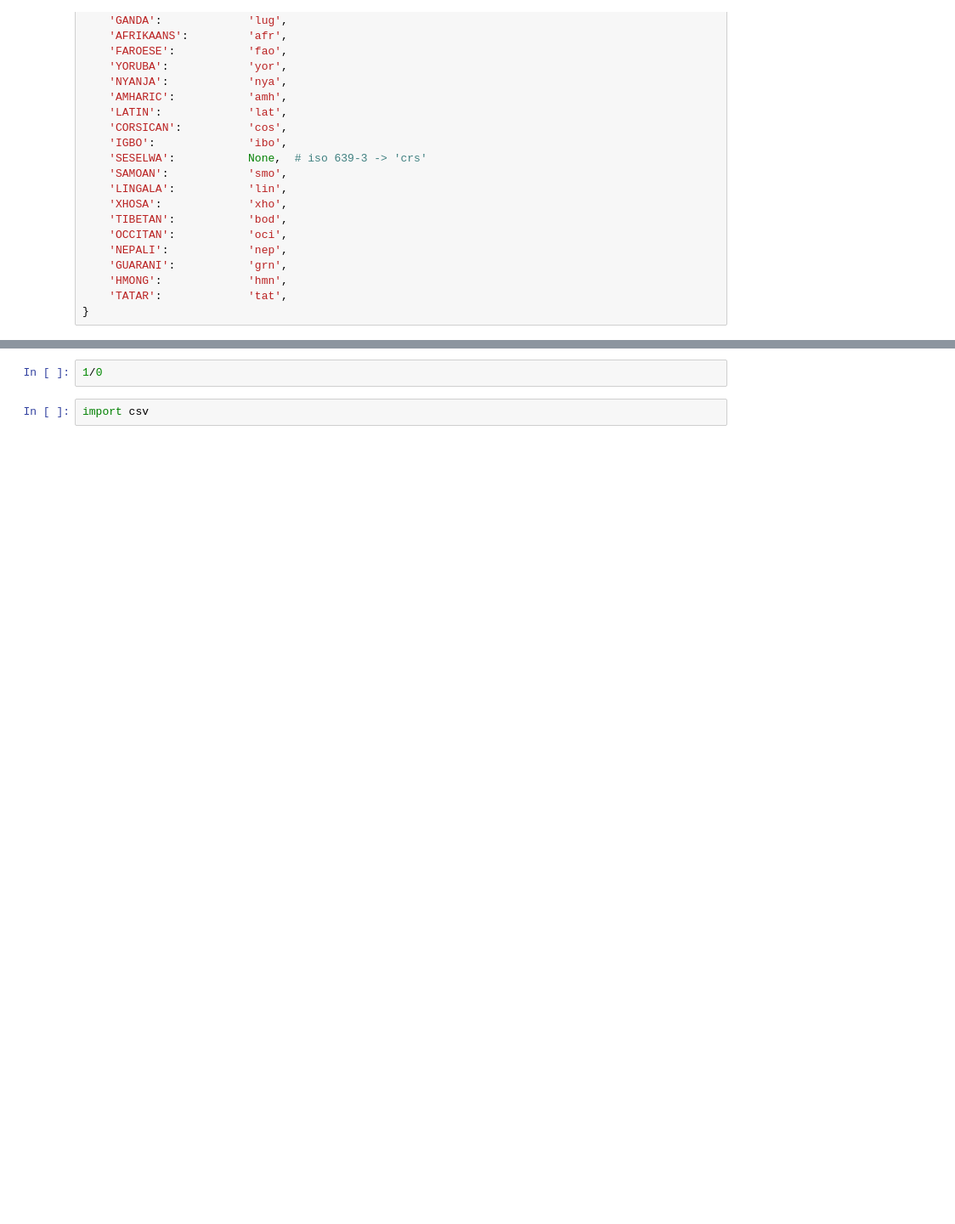
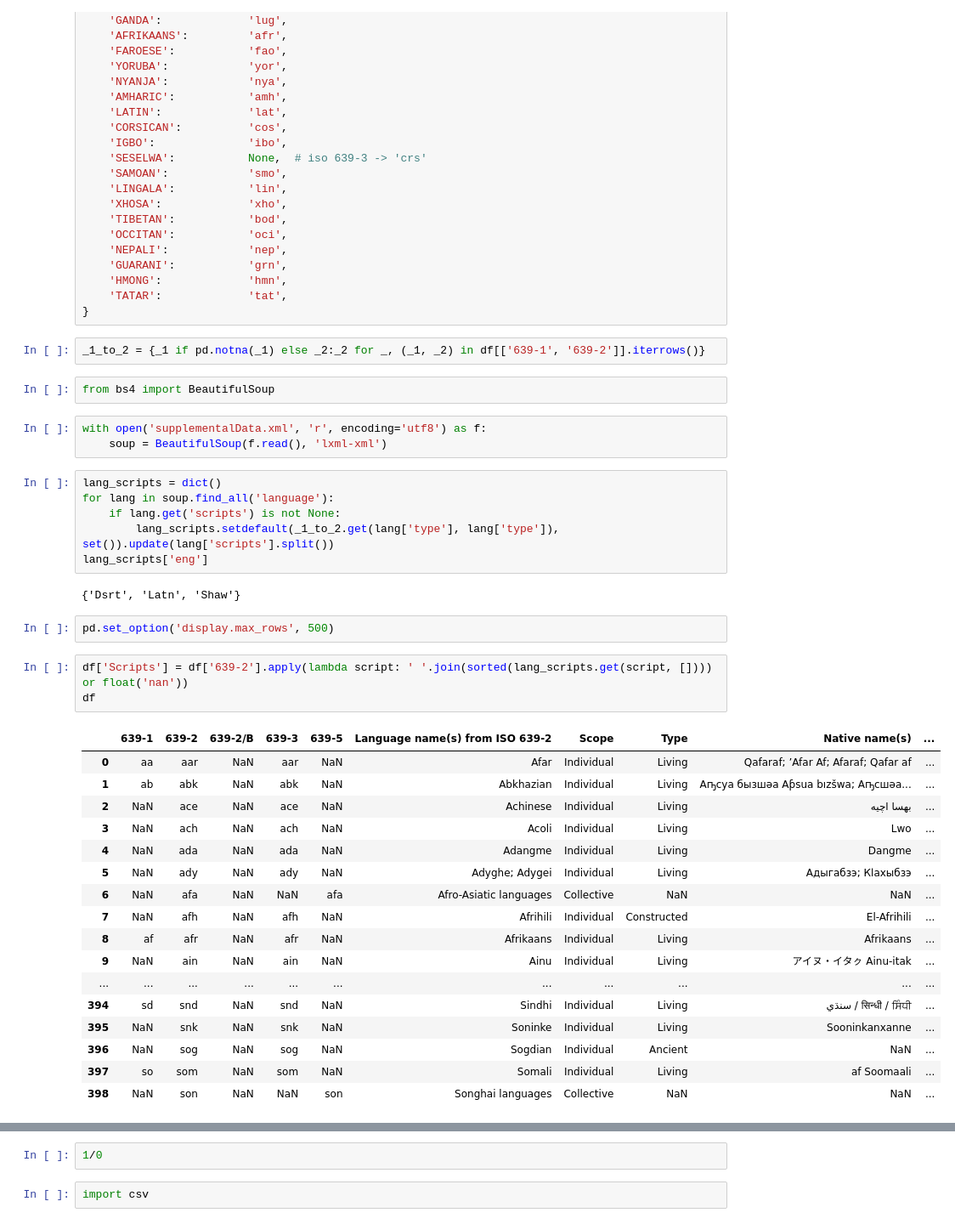
Before and after one commit to averykhoo/language-identification, a Jupyter notebook: iso639/Untitled.ipynb, the cells around one changed output, grey strips where cells are left out. Shown at 85% size. Cells and saved outputs as stored; diff of their text form; blank space fills up the shorter version.

```diff
--- a/iso639/Untitled.ipynb
+++ b/iso639/Untitled.ipynb
@@ -181,3 +181,41 @@ lang_codes = {
     'HMONG':             'hmn',
     'TATAR':             'tat',
 }
+# %%
+_1_to_2 = {_1 if pd.notna(_1) else _2:_2 for _, (_1, _2) in df[['639-1', '639-2']].iterrows()}
+# %%
+from bs4 import BeautifulSoup
+# %%
+with open('supplementalData.xml', 'r', encoding='utf8') as f:
+    soup = BeautifulSoup(f.read(), 'lxml-xml')
+# %%
+lang_scripts = dict()
+for lang in soup.find_all('language'):
+    if lang.get('scripts') is not None:
+        lang_scripts.setdefault(_1_to_2.get(lang['type'], lang['type']), set()).update(lang['scripts'].split())
+lang_scripts['eng']
+# %% [output]
+{'Dsrt', 'Latn', 'Shaw'}
+# %%
+pd.set_option('display.max_rows', 500)
+# %%
+df['Scripts'] = df['639-2'].apply(lambda script: ' '.join(sorted(lang_scripts.get(script, []))) or float('nan'))
+df
+# %% [output]
+|  | 639-1 | 639-2 | 639-2/B | 639-3 | 639-5 | Language name(s) from ISO 639-2 | Scope | Type | Native name(s) | ... |
+| 0 | aa | aar | NaN | aar | NaN | Afar | Individual | Living | Qafaraf; ’Afar Af; Afaraf; Qafar af | ... |
+| 1 | ab | abk | NaN | abk | NaN | Abkhazian | Individual | Living | Аҧсуа бызшәа Aƥsua bızšwa; Аҧсшәа... | ... |
+| 2 | NaN | ace | NaN | ace | NaN | Achinese | Individual | Living | بهسا اچيه | ... |
+| 3 | NaN | ach | NaN | ach | NaN | Acoli | Individual | Living | Lwo | ... |
+| 4 | NaN | ada | NaN | ada | NaN | Adangme | Individual | Living | Dangme | ... |
+| 5 | NaN | ady | NaN | ady | NaN | Adyghe; Adygei | Individual | Living | Адыгабзэ; Кӏахыбзэ | ... |
+| 6 | NaN | afa | NaN | NaN | afa | Afro-Asiatic languages | Collective | NaN | NaN | ... |
+| 7 | NaN | afh | NaN | afh | NaN | Afrihili | Individual | Constructed | El-Afrihili | ... |
+| 8 | af | afr | NaN | afr | NaN | Afrikaans | Individual | Living | Afrikaans | ... |
+| 9 | NaN | ain | NaN | ain | NaN | Ainu | Individual | Living | アイヌ・イタㇰ Ainu-itak | ... |
+| ... | ... | ... | ... | ... | ... | ... | ... | ... | ... | ... |
+| 394 | sd | snd | NaN | snd | NaN | Sindhi | Individual | Living | سنڌي / सिन्धी / ਸਿੰਧੀ | ... |
+| 395 | NaN | snk | NaN | snk | NaN | Soninke | Individual | Living | Sooninkanxanne | ... |
+| 396 | NaN | sog | NaN | sog | NaN | Sogdian | Individual | Ancient | NaN | ... |
+| 397 | so | som | NaN | som | NaN | Somali | Individual | Living | af Soomaali | ... |
+| 398 | NaN | son | NaN | NaN | son | Songhai languages | Collective | NaN | NaN | ... |
```
Also changed, not shown: parts of 1 cell of this notebook, 8 other files.
